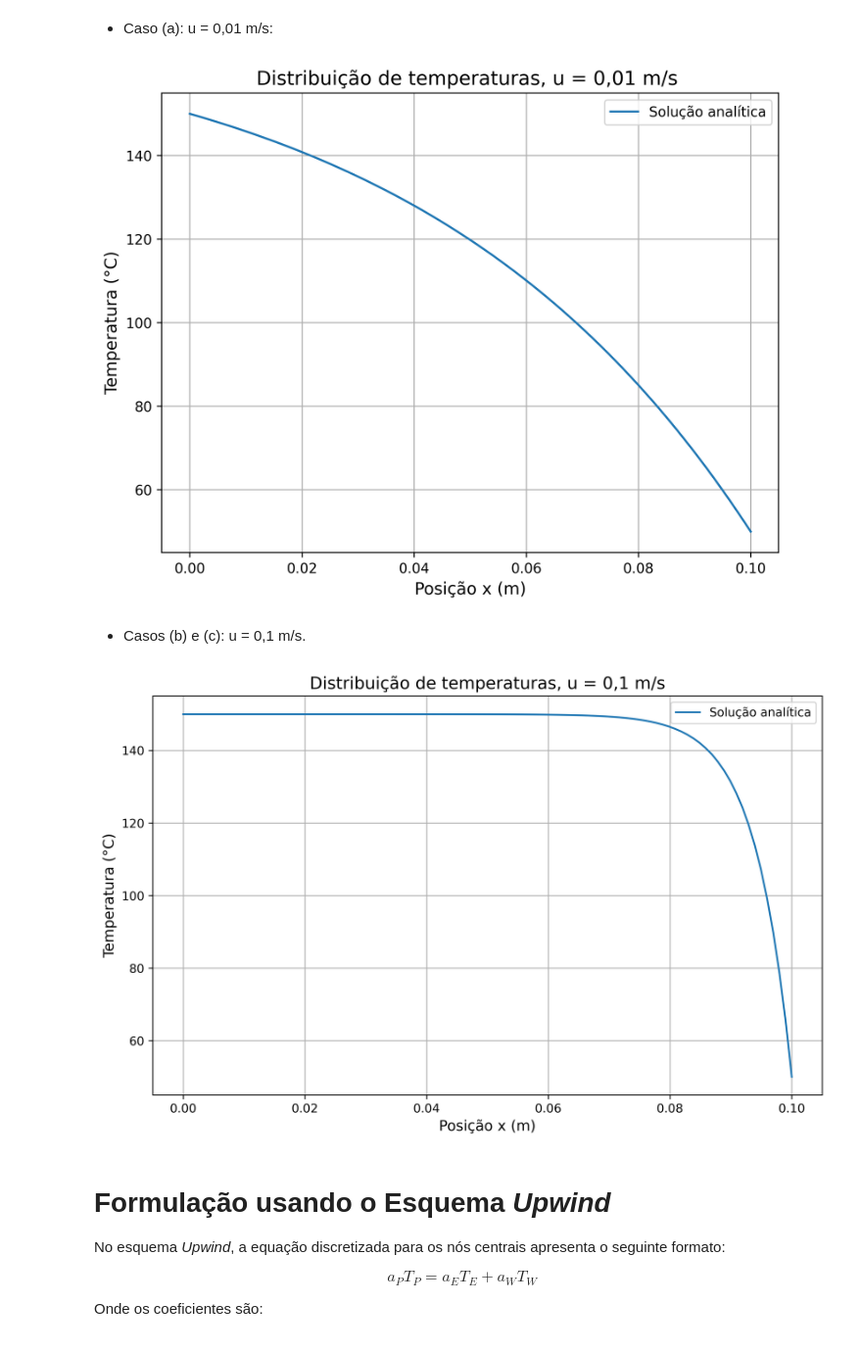
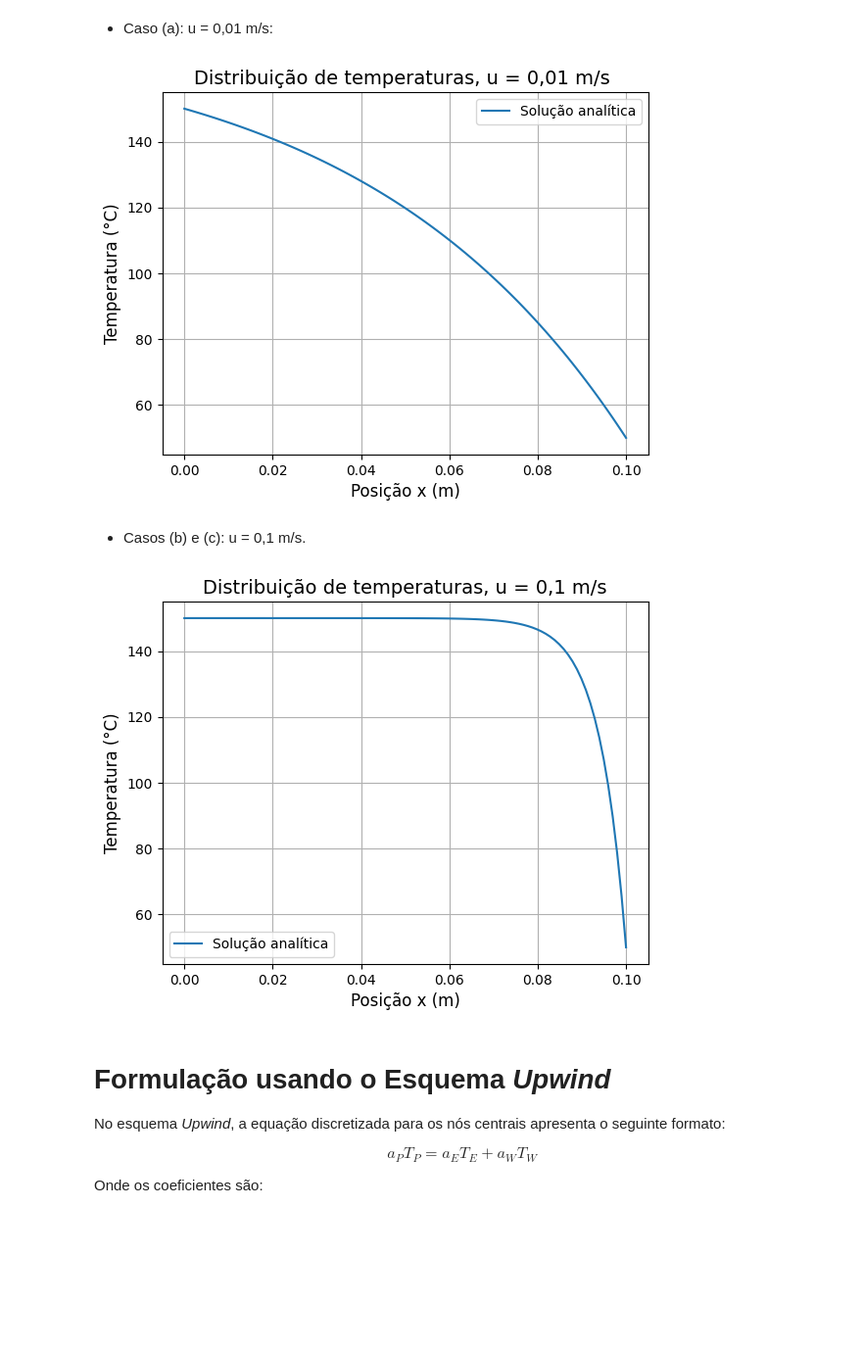
Before and after one commit to Ab-nin/UTFPR, a Jupyter notebook: Lista 07_CFD_Abner Vieira.ipynb, the cells around one changed output. Shown at 98% size. Cells and saved outputs as stored; diff of their text form; code cells hidden in the pictures; blank space fills up the shorter version.

```diff
--- a/Lista 07_CFD_Abner Vieira.ipynb
+++ b/Lista 07_CFD_Abner Vieira.ipynb
@@ -423,7 +423,7 @@ f_num = sy.lambdify(x, T_sol.subs(params), 'numpy')
 # %%
 x_analitico = np.linspace(0, 0.1, 100)
 T_analitico = f_num(x_analitico)
-plt.figure(figsize=(8, 6), dpi=350)
+plt.figure()
 plt.plot(x_analitico, T_analitico, linewidth=1.5, label='Solução analítica')
 plt.title('Distribuição de temperaturas, u = 0,01 m/s ', fontsize=14)
 plt.xlabel('Posição x (m)', fontsize=12)
@@ -432,7 +432,7 @@ plt.legend()
 plt.grid(True)
 plt.show()
 # %% [output]
-[figure, old version]
+[figure, new version]
 # %%
 params_2 = {
     rho: 997,
@@ -449,16 +449,16 @@ f_num_2 = sy.lambdify(x, T_sol.subs(params_2), 'numpy')
 # %%
 x_analitico_2 = np.linspace(0, 0.1, 100)
 T_analitico_2 = f_num_2(x_analitico_2)
-plt.figure(figsize=(10, 6), dpi=450)
+plt.figure()
 plt.plot(x_analitico_2, T_analitico_2, linewidth=1.5, label='Solução analítica')
 plt.title('Distribuição de temperaturas, u = 0,1 m/s', fontsize=14)
 plt.xlabel('Posição x (m)', fontsize=12)
 plt.ylabel('Temperatura (°C)', fontsize=12)
 plt.grid(True)
 plt.legend()
 plt.show()
 # %% [output]
-[figure, old version]
+[figure, new version]
 # %% [markdown]
 # Formulação usando o Esquema *Upwind*
 
```
Also changed, not shown: parts of 6 cells of this notebook, 1 other file.
